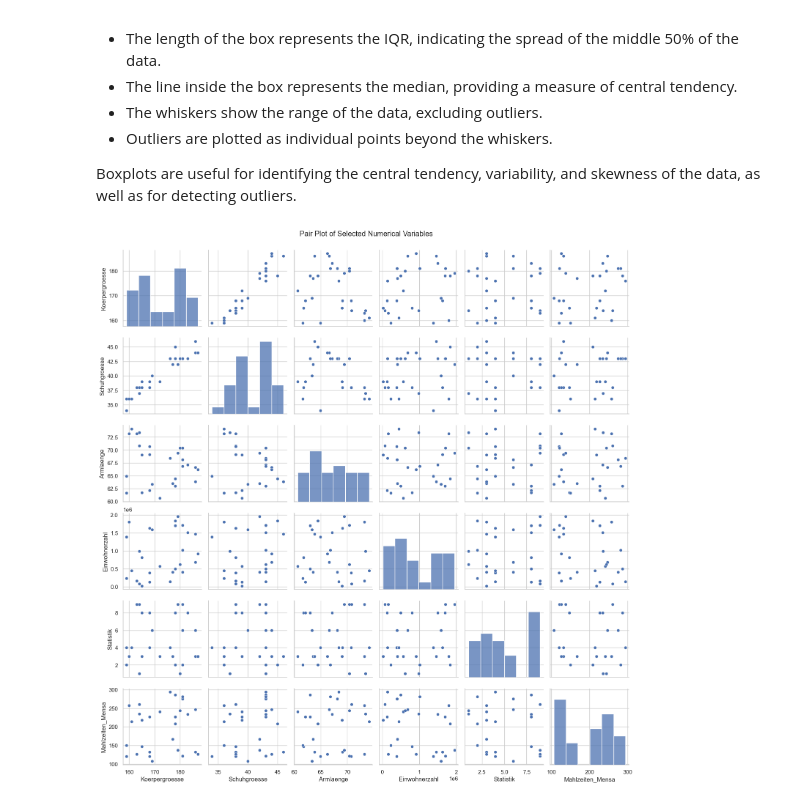
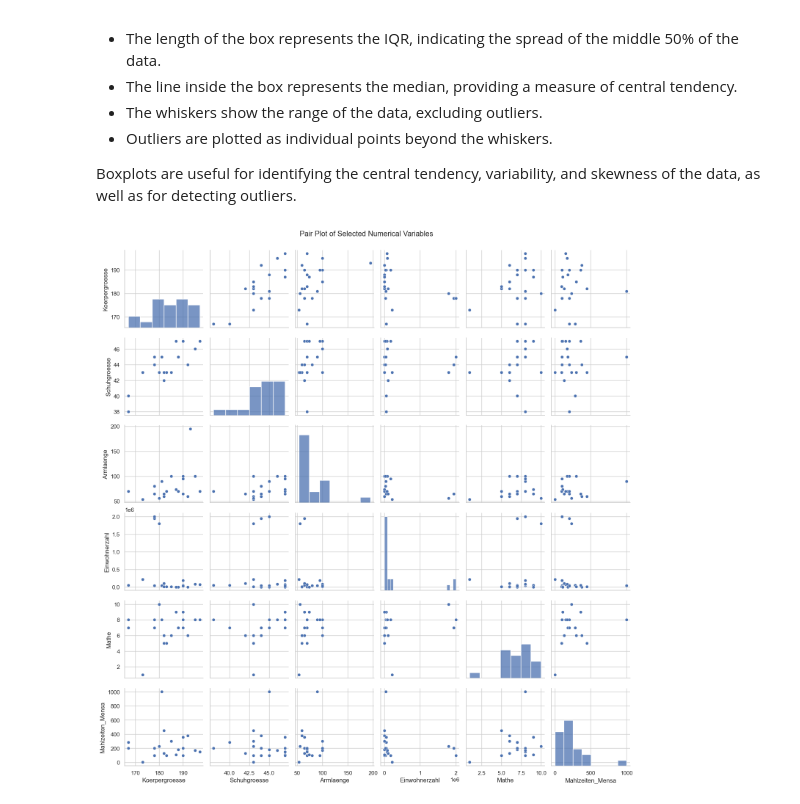
Before and after one commit to arne-ewald/24wpm_artificial_intelligence, a Jupyter notebook: data_inspection.ipynb, the cells around one changed output. Saved outputs shown, nothing was run; the diff lists cells and outputs as text; code cells hidden in the pictures.

```diff
--- a/data_inspection.ipynb
+++ b/data_inspection.ipynb
@@ -9,8 +9,9 @@ import pandas as pd
 # file_path = r"C:\tmp\daten_bereinigt_v2.csv"
 # data = pd.read_csv(file_path, sep=';')
 
-file_path = "data\synthetic_data.csv"
-data = pd.read_csv(file_path, sep=',', index_col=0)
+# file_path = "data\synthetic_data.csv"
+file_path = r"C:\Users\ewalda\OneDrive - NORDAKADEMIE\shared\Lehre\24_WPM_KI_BSc\datenerhebung\2024_11_20_wpm_ki_daten.csv"
+data = pd.read_csv(file_path, sep=';', index_col=0)
 
 
 data.head()
@@ -122,11 +123,11 @@ A boxplot, also known as a box-and-whisker plot, is a standardized way of displa
 Boxplots are useful for identifying the central tendency, variability, and skewness of the data, as well as for detecting outliers.
 # %%
 # Pair plot to visualize relationships between multiple pairs of variables
-sns.pairplot(data[['Koerpergroesse', 'Schuhgroesse', 'Armlaenge', 'Einwohnerzahl', 'Statistik', 'Mahlzeiten_Mensa']])
+sns.pairplot(data[['Koerpergroesse', 'Schuhgroesse', 'Armlaenge', 'Einwohnerzahl', 'Mathe', 'Mahlzeiten_Mensa']])
 plt.suptitle('Pair Plot of Selected Numerical Variables', y=1.02)
 plt.show()
 # %% [output]
-[figure, old version]
+[figure, new version]
 # %%
 # Select only numeric columns
 numeric_data = data.select_dtypes(include=[float, int])
```
Also changed, not shown: parts of 10 cells of this notebook, 10 other files.
